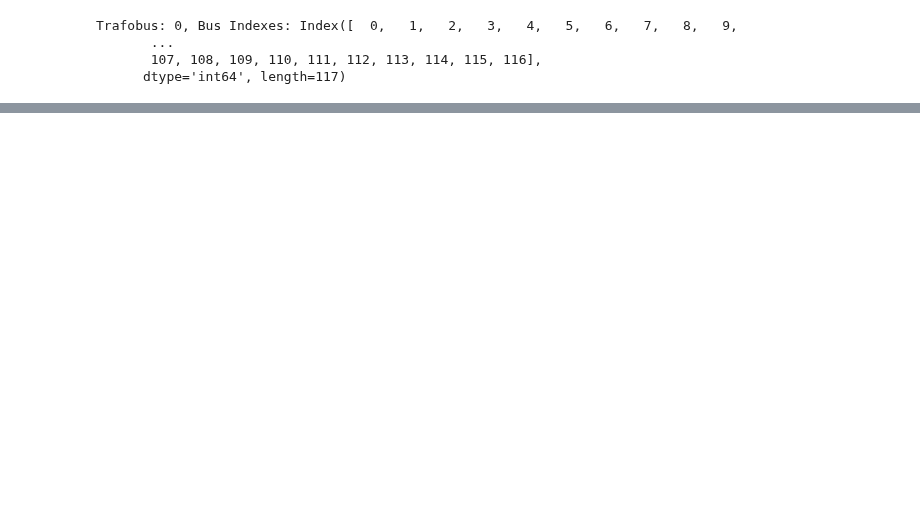
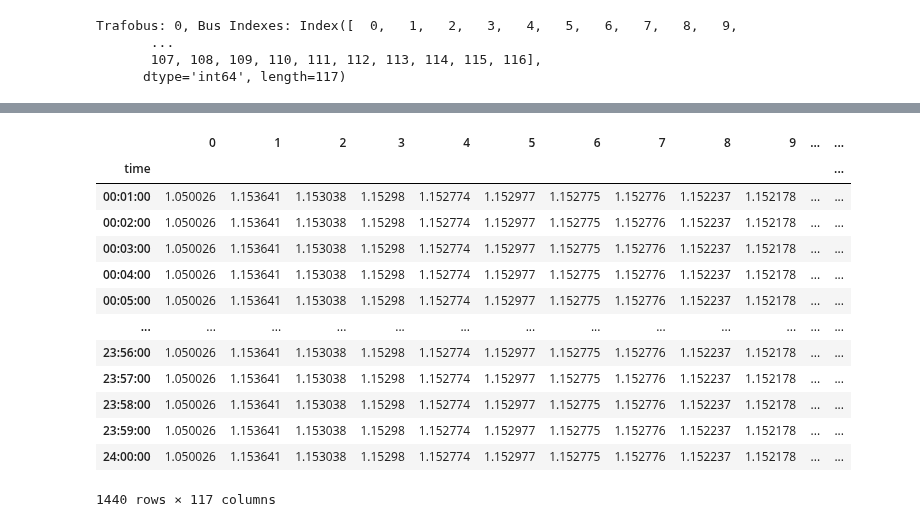
Before and after one commit to antoniovitorvb/IST-thesis-hosting-capacity, a Jupyter notebook: notebooks/timeseries.ipynb, the cells around one changed output, grey strips where cells are left out. Drawn from its saved outputs; the diff is of its cells as text; code cells hidden in the pictures; blank space fills up the shorter version.

```diff
--- a/notebooks/timeseries.ipynb
+++ b/notebooks/timeseries.ipynb
@@ -345,8 +284,13 @@ for load_name in net.asymmetric_load.name:
     )
 net
 # %%
+from pandapower.timeseries import run_timeseries
+from pandapower.timeseries import OutputWriter
+
+output_dir = os.path.join(main_dir, 'timeseries_results')
+
 # Create and attach output writer to net48
-ow = OutputWriter(net, time_steps=range(profile_df.shape[0]), output_path=output_dir)
+ow = OutputWriter(net, time_steps=ds.df.index, output_path=output_dir)
 # Log desired variables
 ow.log_variable('res_trafo_3ph', 'loading_percent', index=net.trafo.index[0])
 
@@ -358,4 +302,7 @@ ow.log_variable('res_line_3ph', 'loading_a_percent', index=net.line.index)
 ow.log_variable('res_line_3ph', 'loading_b_percent', index=net.line.index)
 ow.log_variable('res_line_3ph', 'loading_c_percent', index=net.line.index)
 
-run_timeseries(net, time_steps=range(profile_df.shape[0]), run=pp.runpp_3ph, run_control=True, continue_on_divergence=True)
+ow.remove_log_variable('res_bus', 'vm_pu')
+ow.remove_log_variable('res_line', 'loading_percent')
+
+run_timeseries(net, time_steps=ds.df.index, run=pp.runpp_3ph, run_control=True, continue_on_divergence=True)
@@ -363,0 +373,17 @@ ds
+# %%
+ow.output.get('res_bus_3ph.vm_a_pu')
+# %% [output]
+|  | 0 | 1 | 2 | 3 | 4 | 5 | 6 | 7 | 8 | 9 | ... | ... |
+| time |  |  |  |  |  |  |  |  |  |  |  | ... |
+| 00:01:00 | 1.050026 | 1.153641 | 1.153038 | 1.15298 | 1.152774 | 1.152977 | 1.152775 | 1.152776 | 1.152237 | 1.152178 | ... | ... |
+| 00:02:00 | 1.050026 | 1.153641 | 1.153038 | 1.15298 | 1.152774 | 1.152977 | 1.152775 | 1.152776 | 1.152237 | 1.152178 | ... | ... |
+| 00:03:00 | 1.050026 | 1.153641 | 1.153038 | 1.15298 | 1.152774 | 1.152977 | 1.152775 | 1.152776 | 1.152237 | 1.152178 | ... | ... |
+| 00:04:00 | 1.050026 | 1.153641 | 1.153038 | 1.15298 | 1.152774 | 1.152977 | 1.152775 | 1.152776 | 1.152237 | 1.152178 | ... | ... |
+| 00:05:00 | 1.050026 | 1.153641 | 1.153038 | 1.15298 | 1.152774 | 1.152977 | 1.152775 | 1.152776 | 1.152237 | 1.152178 | ... | ... |
+| ... | ... | ... | ... | ... | ... | ... | ... | ... | ... | ... | ... | ... |
+| 23:56:00 | 1.050026 | 1.153641 | 1.153038 | 1.15298 | 1.152774 | 1.152977 | 1.152775 | 1.152776 | 1.152237 | 1.152178 | ... | ... |
+| 23:57:00 | 1.050026 | 1.153641 | 1.153038 | 1.15298 | 1.152774 | 1.152977 | 1.152775 | 1.152776 | 1.152237 | 1.152178 | ... | ... |
+| 23:58:00 | 1.050026 | 1.153641 | 1.153038 | 1.15298 | 1.152774 | 1.152977 | 1.152775 | 1.152776 | 1.152237 | 1.152178 | ... | ... |
+| 23:59:00 | 1.050026 | 1.153641 | 1.153038 | 1.15298 | 1.152774 | 1.152977 | 1.152775 | 1.152776 | 1.152237 | 1.152178 | ... | ... |
+| 24:00:00 | 1.050026 | 1.153641 | 1.153038 | 1.15298 | 1.152774 | 1.152977 | 1.152775 | 1.152776 | 1.152237 | 1.152178 | ... | ... |
+1440 rows × 117 columns
```
Also changed, not shown: parts of 25 cells of this notebook.
